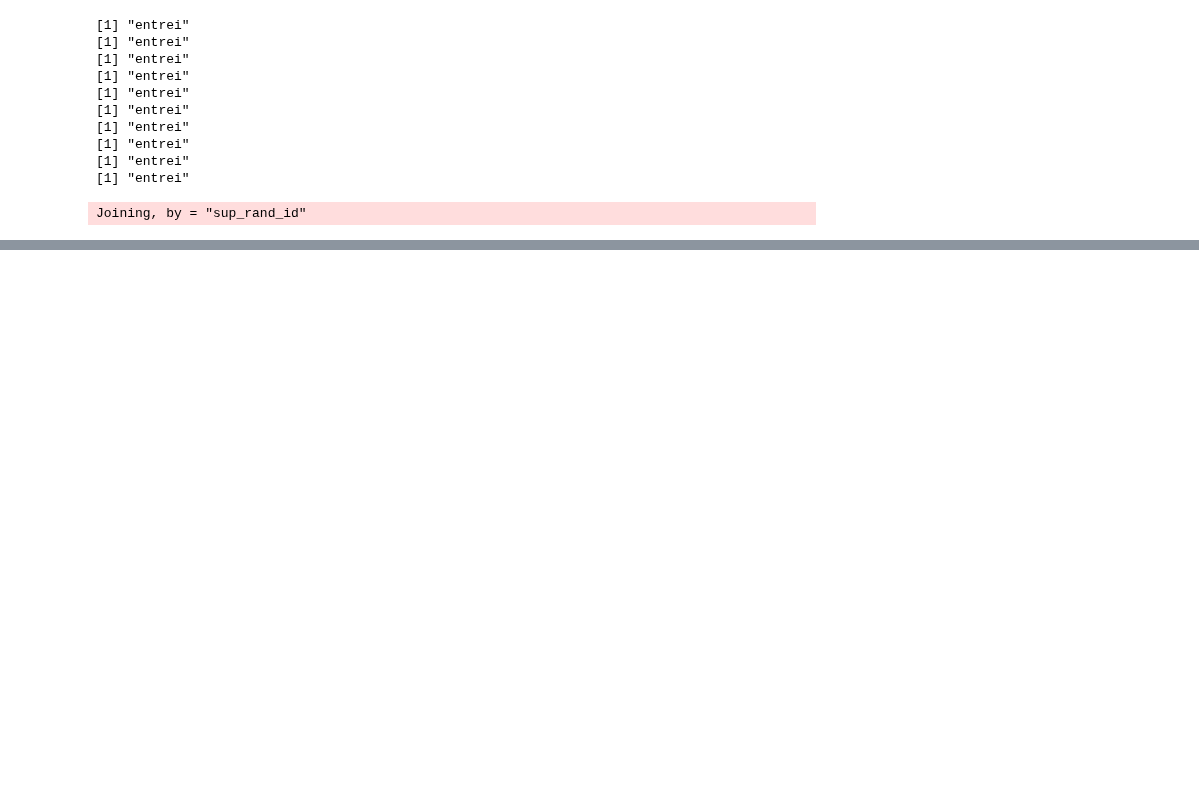
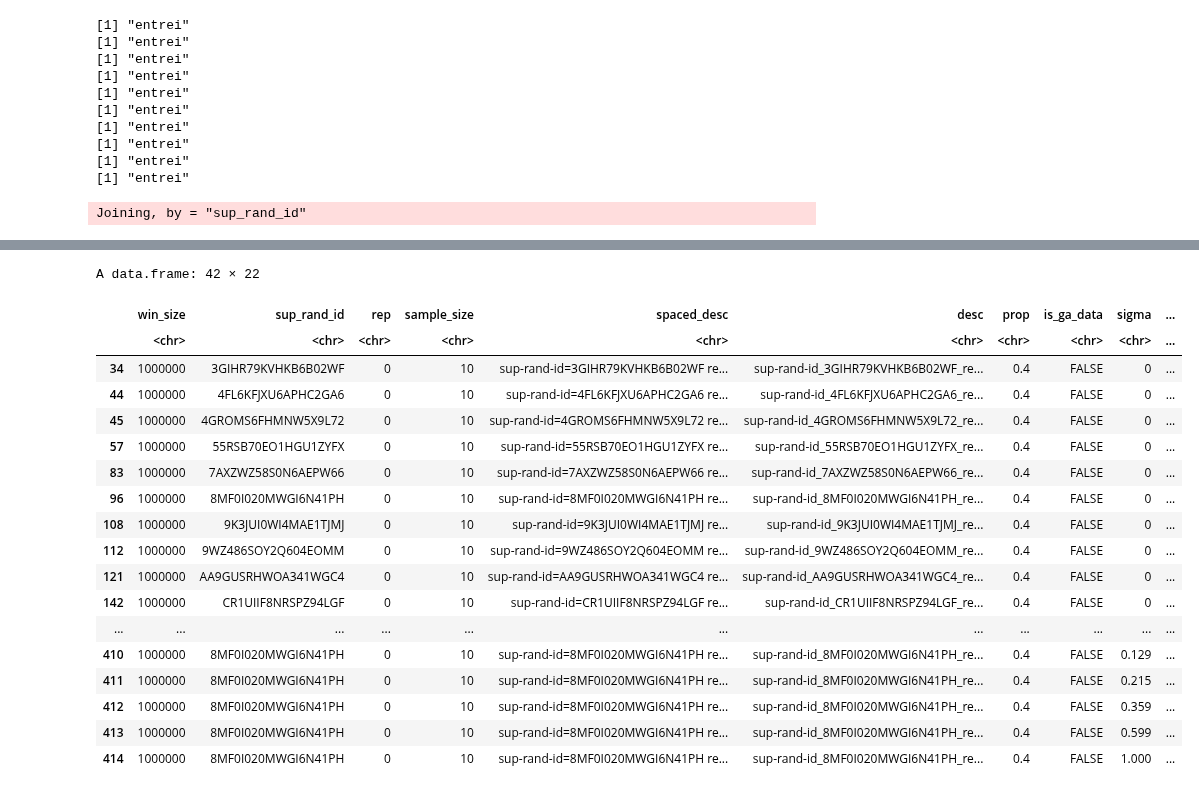
Before and after one commit to kr-colab/greatapes_sims, a Jupyter notebook: scripts/R/data-and-sims_panels.ipynb, the cells around one changed output, grey strips where cells are left out. Saved outputs shown, nothing was run; the diff lists cells and outputs as text; code cells hidden in the pictures; blank space fills up the shorter version.

```diff
--- a/scripts/R/data-and-sims_panels.ipynb
+++ b/scripts/R/data-and-sims_panels.ipynb
@@ -73,6 +113,28 @@ simresults = simresults[simresults$win_len==win_len & simresults$padding == padd
 simresults[is.na(simresults$poscoefdecayeps),]$poscoefdecayeps = 0
 # %%
 simresults$selregime = ifelse(simresults$posrate<1e-16,ifelse(simresults$delrate<1e-16, ifelse(simresults$sigma==0, "neutral", "varmut"), "del_only"), ifelse(simresults$delrate<1e-16, "pos_only", "both"))
+# %%
+simresults
+# %% [output]
+A data.frame: 42 × 22
+|  | win_size | sup_rand_id | rep | sample_size | spaced_desc | desc | prop | is_ga_data | sigma | ... |
+|  | <chr> | <chr> | <chr> | <chr> | <chr> | <chr> | <chr> | <chr> | <chr> | ... |
+| 34 | 1000000 | 3GIHR79KVHKB6B02WF | 0 | 10 | sup-rand-id=3GIHR79KVHKB6B02WF re... | sup-rand-id_3GIHR79KVHKB6B02WF_re... | 0.4 | FALSE | 0 | ... |
+| 44 | 1000000 | 4FL6KFJXU6APHC2GA6 | 0 | 10 | sup-rand-id=4FL6KFJXU6APHC2GA6 re... | sup-rand-id_4FL6KFJXU6APHC2GA6_re... | 0.4 | FALSE | 0 | ... |
+| 45 | 1000000 | 4GROMS6FHMNW5X9L72 | 0 | 10 | sup-rand-id=4GROMS6FHMNW5X9L72 re... | sup-rand-id_4GROMS6FHMNW5X9L72_re... | 0.4 | FALSE | 0 | ... |
+| 57 | 1000000 | 55RSB70EO1HGU1ZYFX | 0 | 10 | sup-rand-id=55RSB70EO1HGU1ZYFX re... | sup-rand-id_55RSB70EO1HGU1ZYFX_re... | 0.4 | FALSE | 0 | ... |
+| 83 | 1000000 | 7AXZWZ58S0N6AEPW66 | 0 | 10 | sup-rand-id=7AXZWZ58S0N6AEPW66 re... | sup-rand-id_7AXZWZ58S0N6AEPW66_re... | 0.4 | FALSE | 0 | ... |
+| 96 | 1000000 | 8MF0I020MWGI6N41PH | 0 | 10 | sup-rand-id=8MF0I020MWGI6N41PH re... | sup-rand-id_8MF0I020MWGI6N41PH_re... | 0.4 | FALSE | 0 | ... |
+| 108 | 1000000 | 9K3JUI0WI4MAE1TJMJ | 0 | 10 | sup-rand-id=9K3JUI0WI4MAE1TJMJ re... | sup-rand-id_9K3JUI0WI4MAE1TJMJ_re... | 0.4 | FALSE | 0 | ... |
+| 112 | 1000000 | 9WZ486SOY2Q604EOMM | 0 | 10 | sup-rand-id=9WZ486SOY2Q604EOMM re... | sup-rand-id_9WZ486SOY2Q604EOMM_re... | 0.4 | FALSE | 0 | ... |
+| 121 | 1000000 | AA9GUSRHWOA341WGC4 | 0 | 10 | sup-rand-id=AA9GUSRHWOA341WGC4 re... | sup-rand-id_AA9GUSRHWOA341WGC4_re... | 0.4 | FALSE | 0 | ... |
+| 142 | 1000000 | CR1UIIF8NRSPZ94LGF | 0 | 10 | sup-rand-id=CR1UIIF8NRSPZ94LGF re... | sup-rand-id_CR1UIIF8NRSPZ94LGF_re... | 0.4 | FALSE | 0 | ... |
+| ... | ... | ... | ... | ... | ... | ... | ... | ... | ... | ... |
+| 410 | 1000000 | 8MF0I020MWGI6N41PH | 0 | 10 | sup-rand-id=8MF0I020MWGI6N41PH re... | sup-rand-id_8MF0I020MWGI6N41PH_re... | 0.4 | FALSE | 0.129 | ... |
+| 411 | 1000000 | 8MF0I020MWGI6N41PH | 0 | 10 | sup-rand-id=8MF0I020MWGI6N41PH re... | sup-rand-id_8MF0I020MWGI6N41PH_re... | 0.4 | FALSE | 0.215 | ... |
+| 412 | 1000000 | 8MF0I020MWGI6N41PH | 0 | 10 | sup-rand-id=8MF0I020MWGI6N41PH re... | sup-rand-id_8MF0I020MWGI6N41PH_re... | 0.4 | FALSE | 0.359 | ... |
+| 413 | 1000000 | 8MF0I020MWGI6N41PH | 0 | 10 | sup-rand-id=8MF0I020MWGI6N41PH re... | sup-rand-id_8MF0I020MWGI6N41PH_re... | 0.4 | FALSE | 0.599 | ... |
+| 414 | 1000000 | 8MF0I020MWGI6N41PH | 0 | 10 | sup-rand-id=8MF0I020MWGI6N41PH re... | sup-rand-id_8MF0I020MWGI6N41PH_re... | 0.4 | FALSE | 1.000 | ... |
 # %%
 simresults$seldesc = apply(
     simresults,
```
Also changed, not shown: parts of 13 cells of this notebook, 1 other file.
